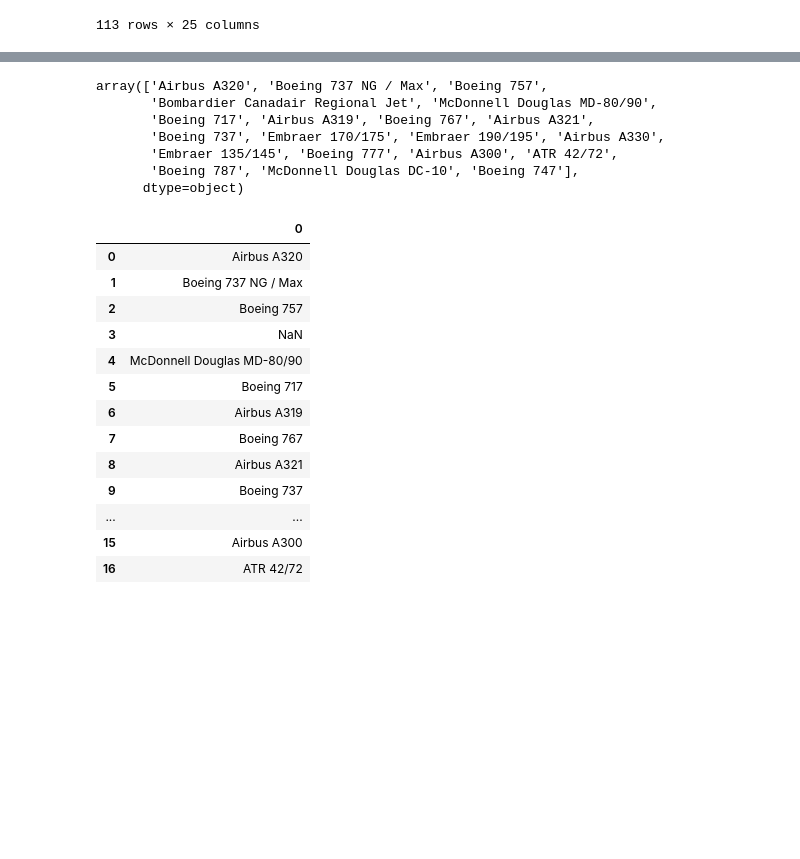
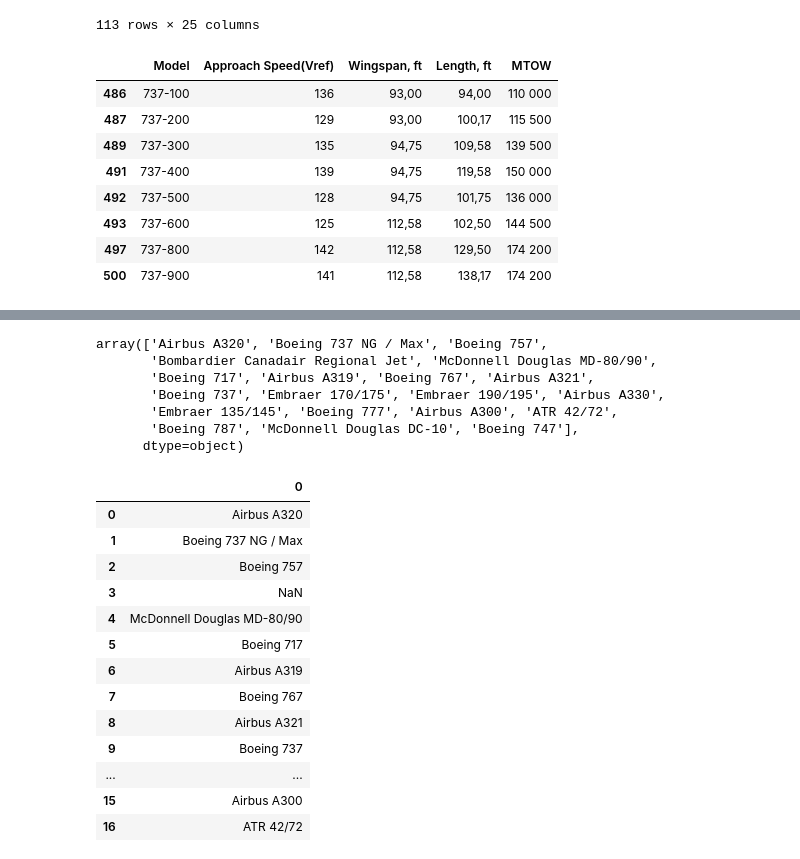
Before and after one commit to chrigHub/PertubationThesis, a Jupyter notebook: main/preparation/04_aircraft_prep.ipynb, the cells around one changed output, grey strips where cells are left out. Cells and saved outputs as stored; diff of their text form; code cells hidden in the pictures; blank space fills up the shorter version.

```diff
--- a/main/preparation/04_aircraft_prep.ipynb
+++ b/main/preparation/04_aircraft_prep.ipynb
@@ -114,3 +114,15 @@ aircrafts_df[aircrafts_df["Manufacturer"] == "Boeing"]
 | 580 | NaN | Boeing | RC-135 | tbd | tbd | No Value | No Value | tbd | ... |
 | 581 | NaN | Boeing | VCC-25 | tbd | tbd | No Value | No Value | tbd | ... |
 113 rows × 25 columns
+# %%
+aircrafts_df[aircrafts_df["Model"].str.contains(r'^737-\d{3}$')][["Model", "Approach Speed(Vref)", "Wingspan, ft", "Length, ft", "MTOW"]]
+# %% [output]
+|  | Model | Approach Speed(Vref) | Wingspan, ft | Length, ft | MTOW |
+| 486 | 737-100 | 136 | 93,00 | 94,00 | 110 000 |
+| 487 | 737-200 | 129 | 93,00 | 100,17 | 115 500 |
+| 489 | 737-300 | 135 | 94,75 | 109,58 | 139 500 |
+| 491 | 737-400 | 139 | 94,75 | 119,58 | 150 000 |
+| 492 | 737-500 | 128 | 94,75 | 101,75 | 136 000 |
+| 493 | 737-600 | 125 | 112,58 | 102,50 | 144 500 |
+| 497 | 737-800 | 142 | 112,58 | 129,50 | 174 200 |
+| 500 | 737-900 | 141 | 112,58 | 138,17 | 174 200 |
```
Also changed, not shown: parts of 9 cells of this notebook, 9 other files.
